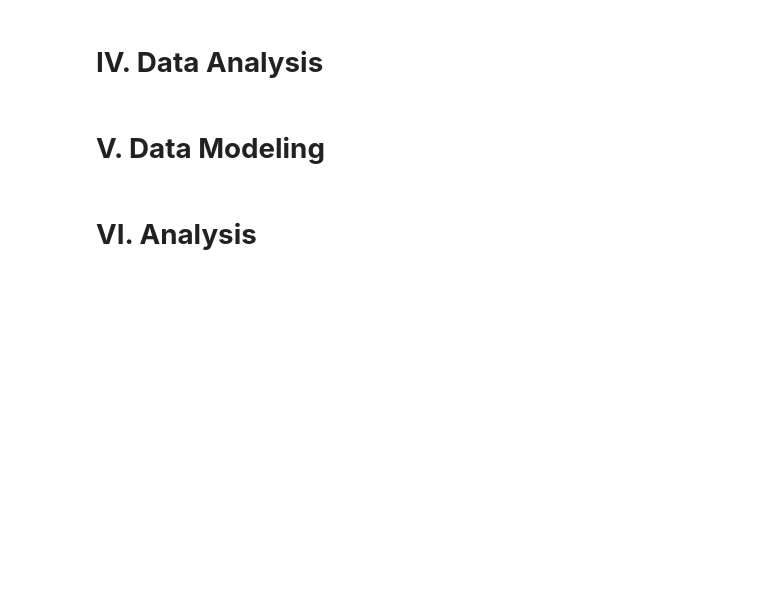
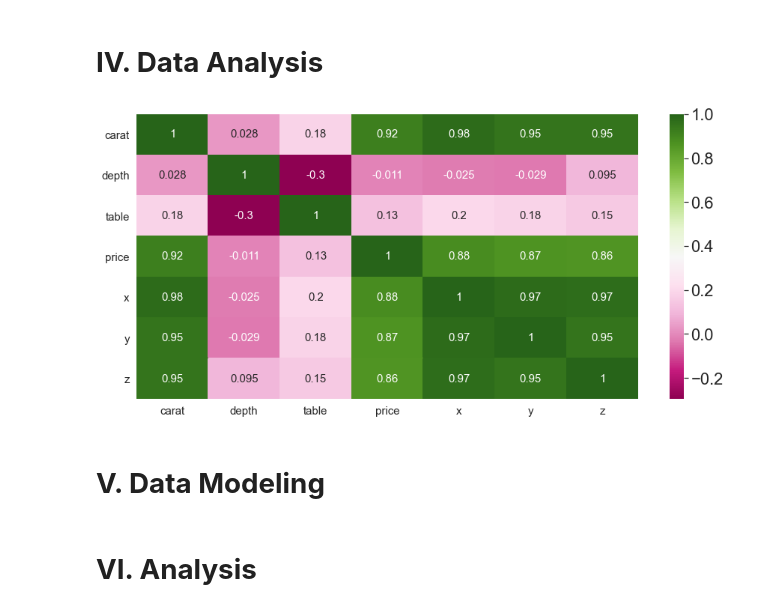
Before and after one commit to venuslu5499/CSELEC4C_Project, a Jupyter notebook: CORPUS_LU_CSELEC4C_FINALS.ipynb, the cells around one changed output. Cells and saved outputs as stored; diff of their text form; code cells hidden in the pictures; blank space fills up the shorter version.

```diff
--- a/CORPUS_LU_CSELEC4C_FINALS.ipynb
+++ b/CORPUS_LU_CSELEC4C_FINALS.ipynb
@@ -124,0 +100,4 @@ features
+# %%
+features = cleaned_dataset.columns.to_list()
+features_quanti = ['carat', 'depth', 'table', 'price', 'x', 'y', 'z']
+features_quali = ['cut', 'color', 'clarity']
@@ -125,5 +126,14 @@ features
 # %% [markdown]
 # **IV. Data Analysis**
+# %%
+fig, ax = plt.subplots(figsize=[15, 7])
+corr=cleaned_dataset.corr()
+sns.heatmap(corr, xticklabels=corr.columns, yticklabels=corr.columns, ax=ax, cmap="PiYG", annot=True, annot_kws={"fontsize":15})
+ax.set_yticklabels(labels=features_quanti, size=15, rotation=0)
+ax.set_xticklabels(labels=features_quanti, size=15)
+plt.show()
+# %% [output]
+[figure, added]
 # %% [markdown]
 # **V. Data Modeling**
 # %% [markdown]
```
Also changed, not shown: parts of 4 cells of this notebook.
